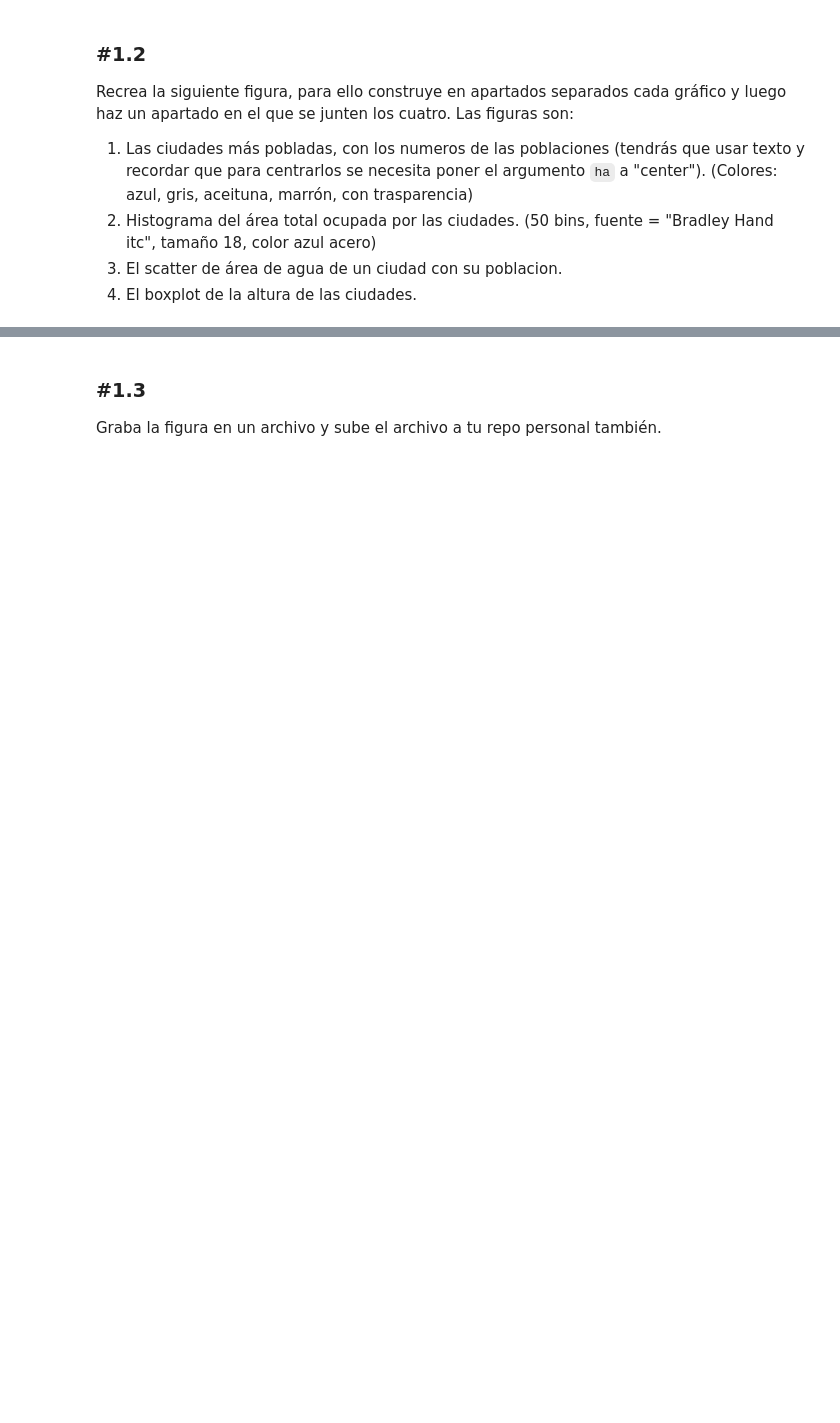
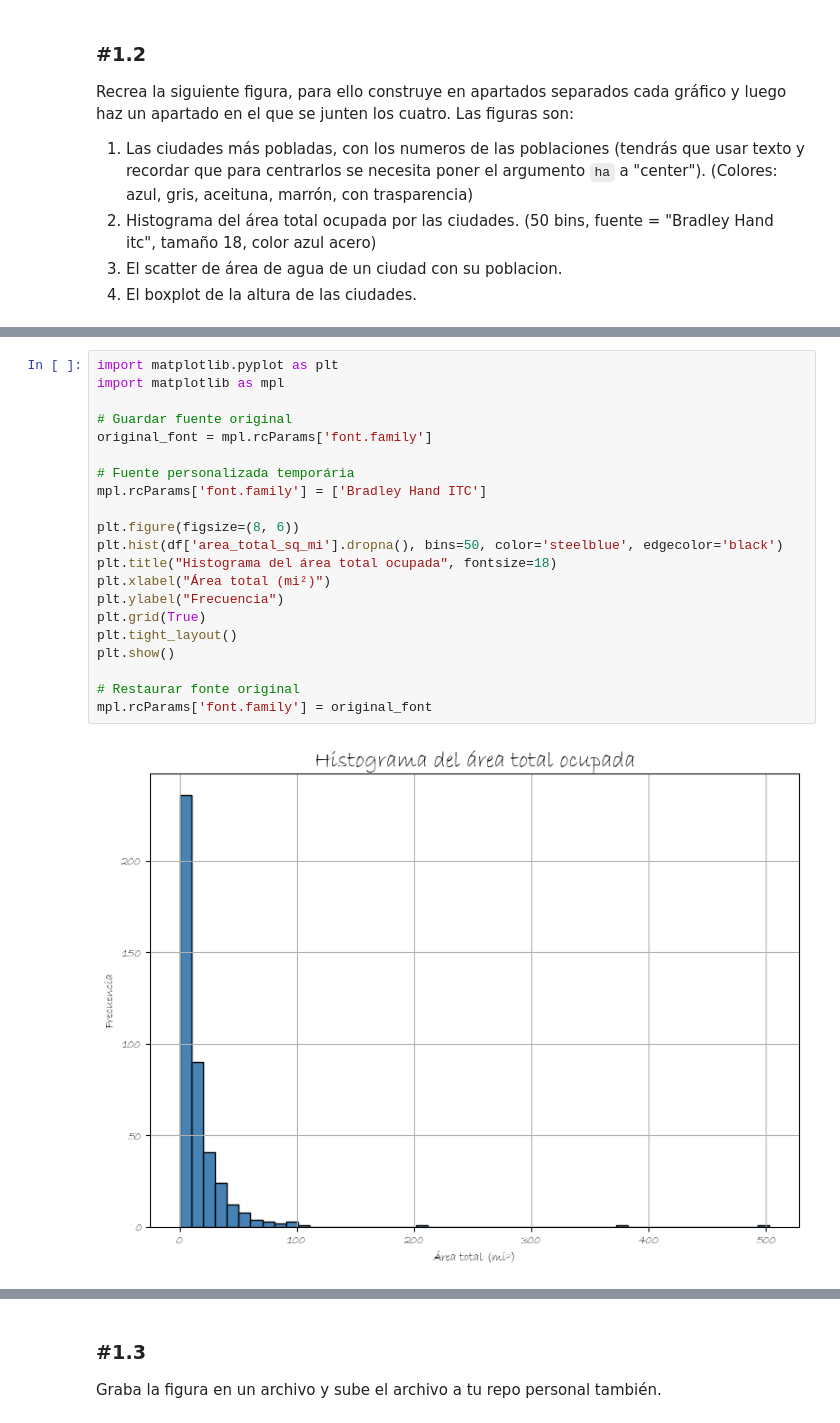
Before and after one commit to neural-insights/ONLINE_DS_THEBRIDGE_BOOTCAMP, a Jupyter notebook: 03_Analisis_de_Datos/Sprint_08/Unidad_01_Visualizacion_Basica/Practica_Obligatoria/18_Practica_Obligatoria_Visualizacion_Basica.ipynb, the cells around one changed output, grey strips where cells are left out. Saved outputs shown, nothing was run; the diff lists cells and outputs as text; blank space fills up the shorter version.

```diff
--- a/03_Analisis_de_Datos/Sprint_08/Unidad_01_Visualizacion_Basica/Practica_Obligatoria/18_Practica_Obligatoria_Visualizacion_Basica.ipynb
+++ b/03_Analisis_de_Datos/Sprint_08/Unidad_01_Visualizacion_Basica/Practica_Obligatoria/18_Practica_Obligatoria_Visualizacion_Basica.ipynb
@@ -32,0 +89,23 @@ Recrea la siguiente figura, para ello construye en apartados separados cada grá
+# %%
+import matplotlib.pyplot as plt
+import matplotlib as mpl
+
+# Guardar fuente original
+original_font = mpl.rcParams['font.family']
+
+# Fuente personalizada temporária
+mpl.rcParams['font.family'] = ['Bradley Hand ITC']
+
+plt.figure(figsize=(8, 6))
+plt.hist(df['area_total_sq_mi'].dropna(), bins=50, color='steelblue', edgecolor='black')
+plt.title("Histograma del área total ocupada", fontsize=18)
+plt.xlabel("Área total (mi²)")
+plt.ylabel("Frecuencia")
+plt.grid(True)
+plt.tight_layout()
+plt.show()
+
+# Restaurar fonte original
+mpl.rcParams['font.family'] = original_font
+# %% [output]
+[figure, added]
```
Also changed, not shown: parts of 8 cells of this notebook, 1 other file.
